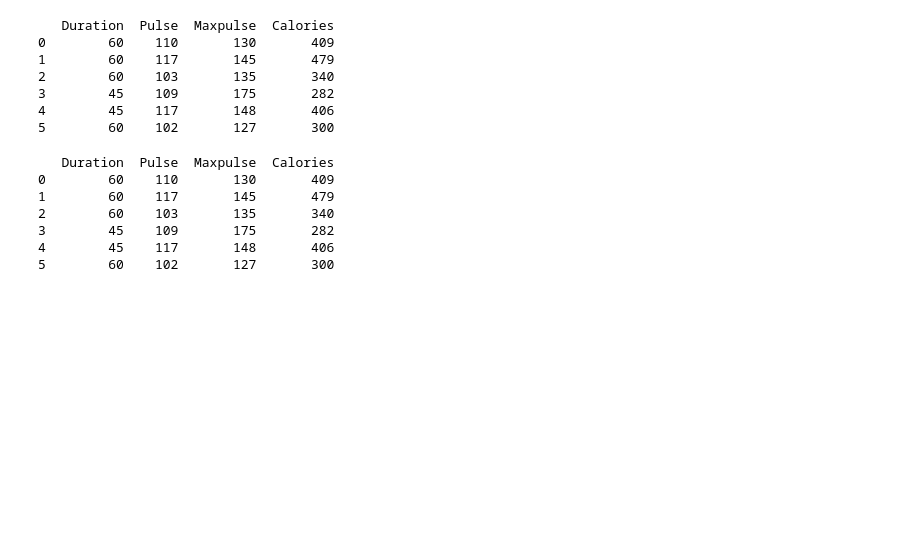
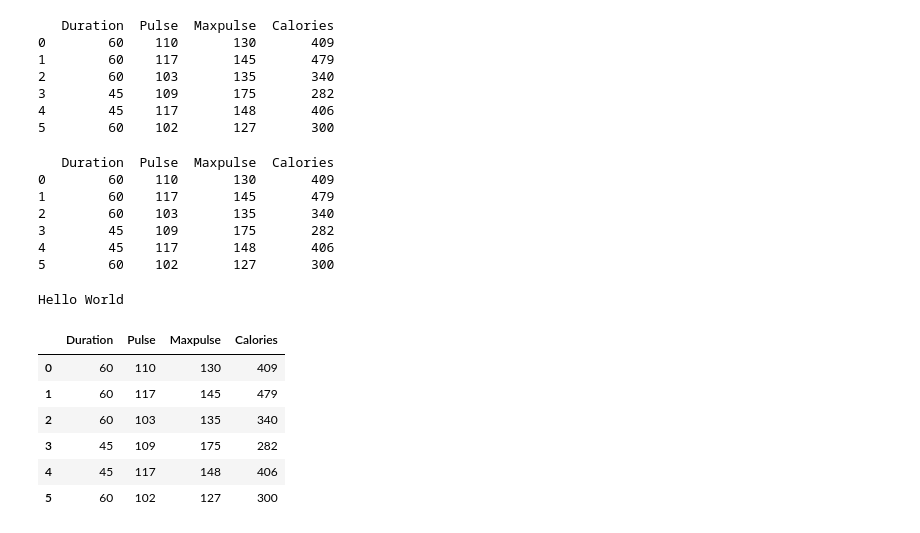
Before and after one commit to AbhishekChauhan9036/JVTI-Marwadi-University, a Jupyter notebook: Python Language/Pandas/Pandas.ipynb, the cells around one changed output. Cells and saved outputs as stored; diff of their text form; code cells hidden in the pictures; blank space fills up the shorter version.

```diff
--- a/Python Language/Pandas/Pandas.ipynb
+++ b/Python Language/Pandas/Pandas.ipynb
@@ -188,3 +188,54 @@ print(df)
 3        45    109       175       282
 4        45    117       148       406
 5        60    102       127       300
+# %%
+print("Hello World")
+# %% [output]
+Hello World
+# %%
+import pandas as pd
+data = {
+  "Duration":{
+    "0":60,
+    "1":60,
+    "2":60,
+    "3":45,
+    "4":45,
+    "5":60
+  },
+  "Pulse":{
+    "0":110,
+    "1":117,
+    "2":103,
+    "3":109,
+    "4":117,
+    "5":102
+  },
+  "Maxpulse":{
+    "0":130,
+    "1":145,
+    "2":135,
+    "3":175,
+    "4":148,
+    "5":127
+  },
+  "Calories":{
+    "0":409,
+    "1":479,
+    "2":340,
+    "3":282,
+    "4":406,
+    "5":300
+  }
+}
+df = pd.DataFrame(data)
+# %%
+df
+# %% [output]
+|  | Duration | Pulse | Maxpulse | Calories |
+| 0 | 60 | 110 | 130 | 409 |
+| 1 | 60 | 117 | 145 | 479 |
+| 2 | 60 | 103 | 135 | 340 |
+| 3 | 45 | 109 | 175 | 282 |
+| 4 | 45 | 117 | 148 | 406 |
+| 5 | 60 | 102 | 127 | 300 |
```
Also changed, not shown: 4 other files.
